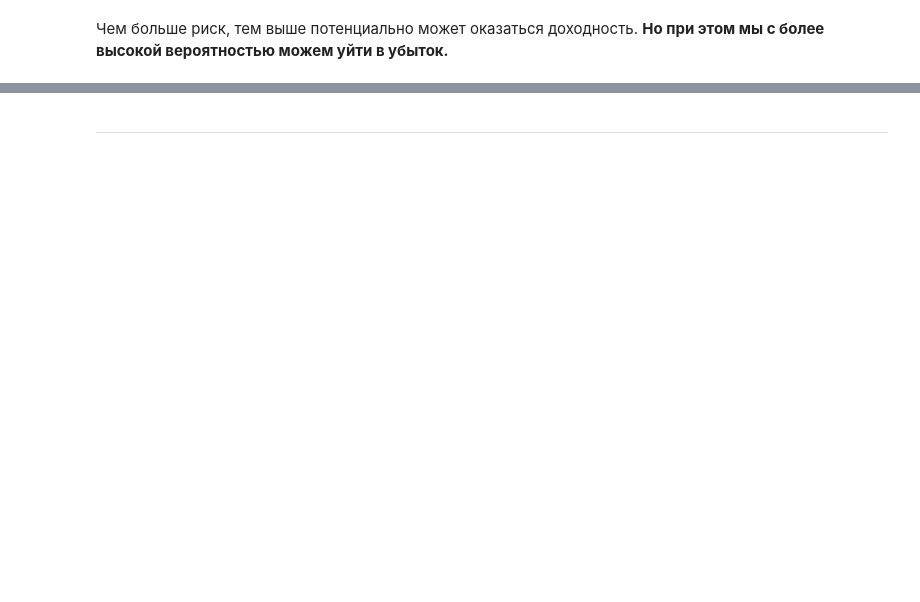
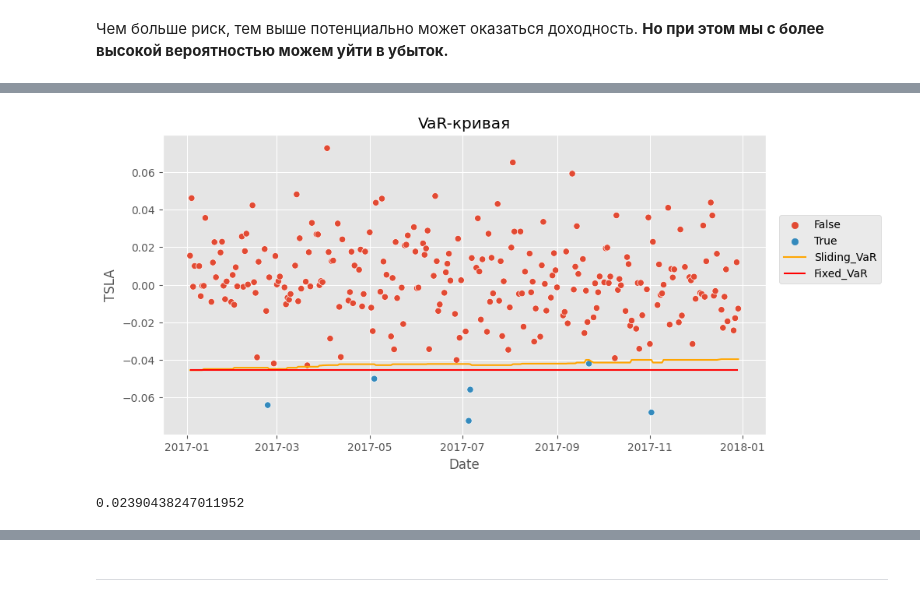
Before and after one commit to igumnov-daniel/HOCK_SEPTEMBER_2023, a Jupyter notebook: 11_window_functions/11_big_pandas_practice_LESSON.ipynb, the cells around one changed output, grey strips where cells are left out. Cells and saved outputs as stored; diff of their text form; code cells hidden in the pictures; blank space fills up the shorter version.

```diff
--- a/11_window_functions/11_big_pandas_practice_LESSON.ipynb
+++ b/11_window_functions/11_big_pandas_practice_LESSON.ipynb
@@ -738,0 +675,3 @@ __и) [бонусные 5 баллов]__
+# %%
+N = dohod_train.shape[0]
+print(N)
@@ -738,0 +682,3 @@ __и) [бонусные 5 баллов]__
+# %%
+VaR2 = dohod[dohod.index.year <= 2017]['TSLA'].rolling(window=N).quantile(0.05).shift(1) # shift, т. к. квантиль для первых 2265 дней - это VaR для 2266-го дня.
+print(VaR2.iloc[2260:2280, ])
@@ -738,0 +687,3 @@ __и) [бонусные 5 баллов]__
+# %%
+VaR2 = VaR2.dropna() # оставляем только test
+VaR2
@@ -738,0 +704,17 @@ __и) [бонусные 5 баллов]__
+# %%
+df_tsla = dohod_test['TSLA'].reset_index()
+df_tsla['is_bad'] = (dohod_test['TSLA'].values < VaR2.values)
+
+plt.figure(figsize=(10,5))
+sns.scatterplot(data=df_tsla, x='Date',y='TSLA', hue='is_bad')
+plt.plot(VaR2.index, VaR2.values, color='orange', label='Sliding_VaR')
+plt.hlines(var_tsla, df_tsla.Date.min(), df_tsla.Date.max(), color='red', label='Fixed_VaR')
+plt.legend(bbox_to_anchor=(1.2, 0.75))
+plt.title('VaR-кривая');
+# %% [output]
+[figure, added]
+# %%
+df_tsla['is_bad'] = (dohod_test['TSLA'].values < VaR2.values)
+df_tsla['is_bad'].mean()
+# %% [output]
+0.02390438247011952
```
Also changed, not shown: parts of 83 cells of this notebook.
